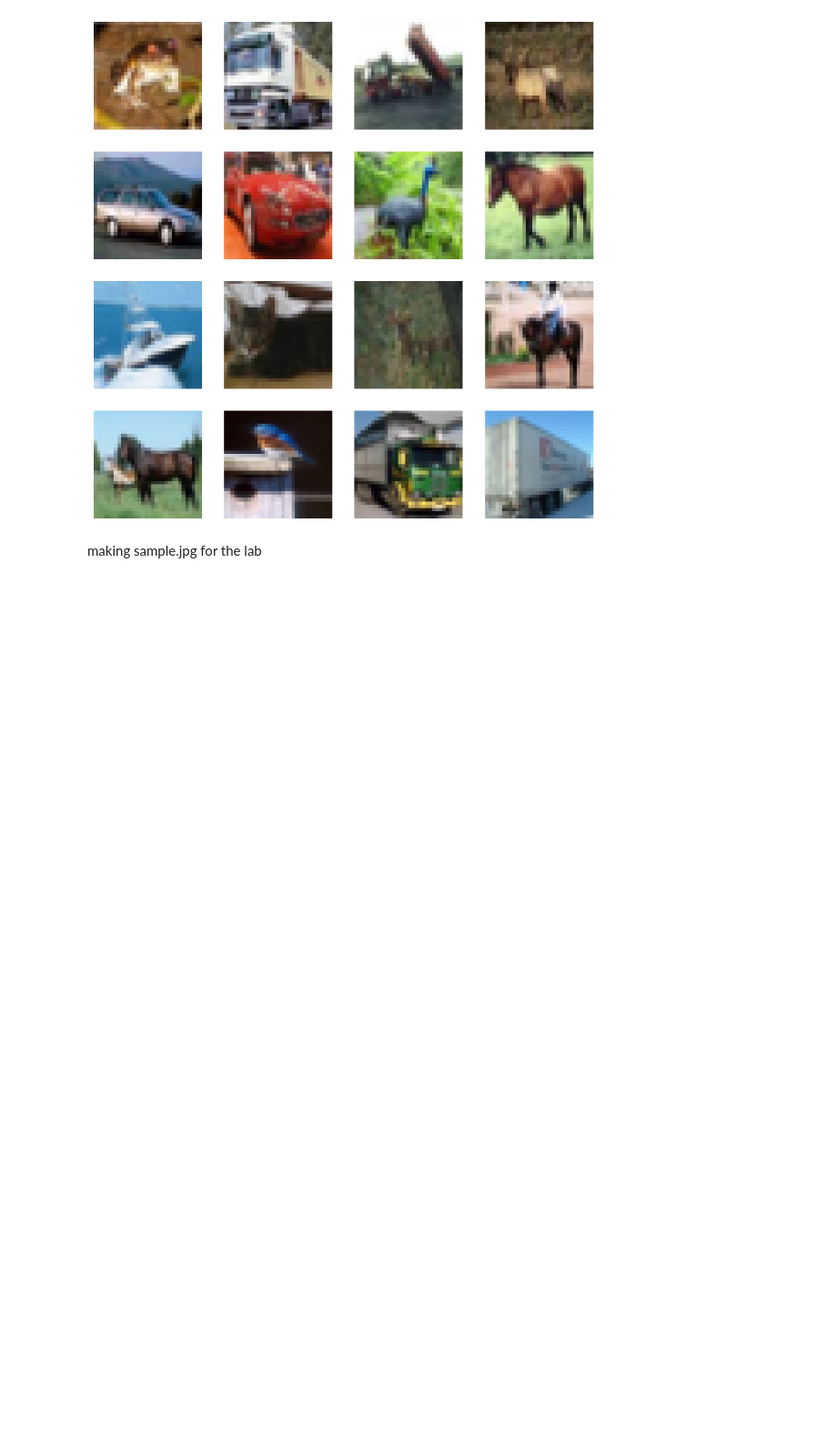
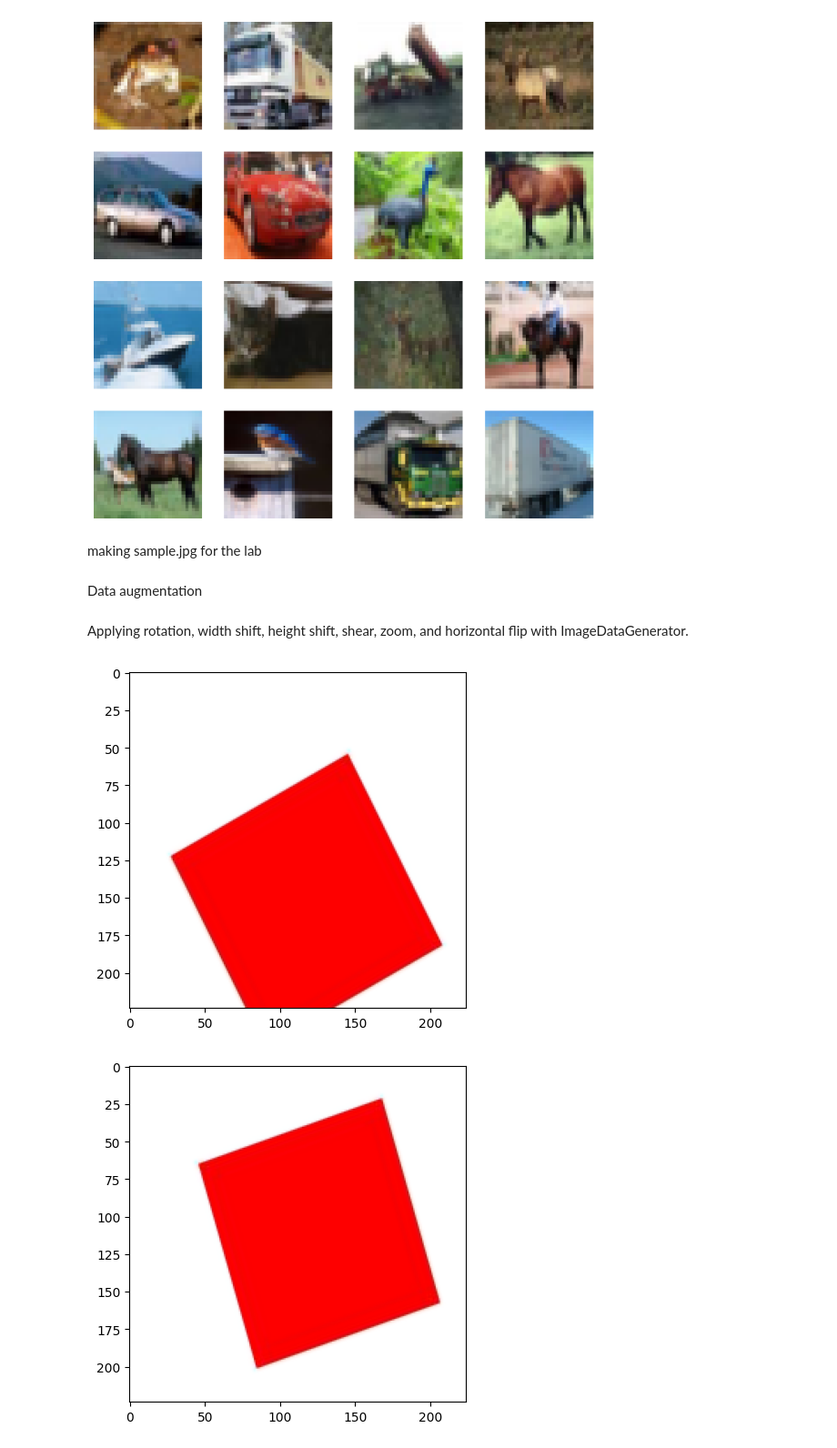
Before and after one commit to Helia-Karisani/Keras-dataAugmentation, a Jupyter notebook: Keras-dataAugmentation.ipynb, the cells around one changed output. Shown at 91% size. Saved outputs shown, nothing was run; the diff lists cells and outputs as text; code cells hidden in the pictures; blank space fills up the shorter version.

Commit message:
image modification

```diff
--- a/Keras-dataAugmentation.ipynb
+++ b/Keras-dataAugmentation.ipynb
@@ -53,0 +64,39 @@ image.save('sample.jpg')
+# %% [markdown]
+Data augmentation
+# %% [markdown]
+Applying rotation, width shift, height shift, shear, zoom, and horizontal flip with ImageDataGenerator.
+# %%
+import numpy as np
+import matplotlib.pyplot as plt
+from tensorflow.keras.preprocessing.image import ImageDataGenerator, load_img, img_to_array
+
+# Load the sample image
+img_path = 'sample.jpg'
+img = load_img(img_path)
+x = img_to_array(img)
+x = np.expand_dims(x, axis=0)
+
+# Create an instance of ImageDataGenerator with basic augmentations
+datagen = ImageDataGenerator(
+    rotation_range=40,
+    width_shift_range=0.2,
+    height_shift_range=0.2,
+    shear_range=0.2,
+    zoom_range=0.2,
+    horizontal_flip=True,
+    fill_mode='nearest'
+)
+
+# Generate batches of augmented images
+i = 0
+for batch in datagen.flow(x, batch_size=1):
+    plt.figure(i)
+    imgplot = plt.imshow(batch[0].astype('uint8'))
+    i += 1
+    if i % 4 == 0:
+        break
+
+plt.show()
+# %% [output]
+[figure, added]
+[figure, added]
```
Also changed, not shown: parts of 2 cells of this notebook.
